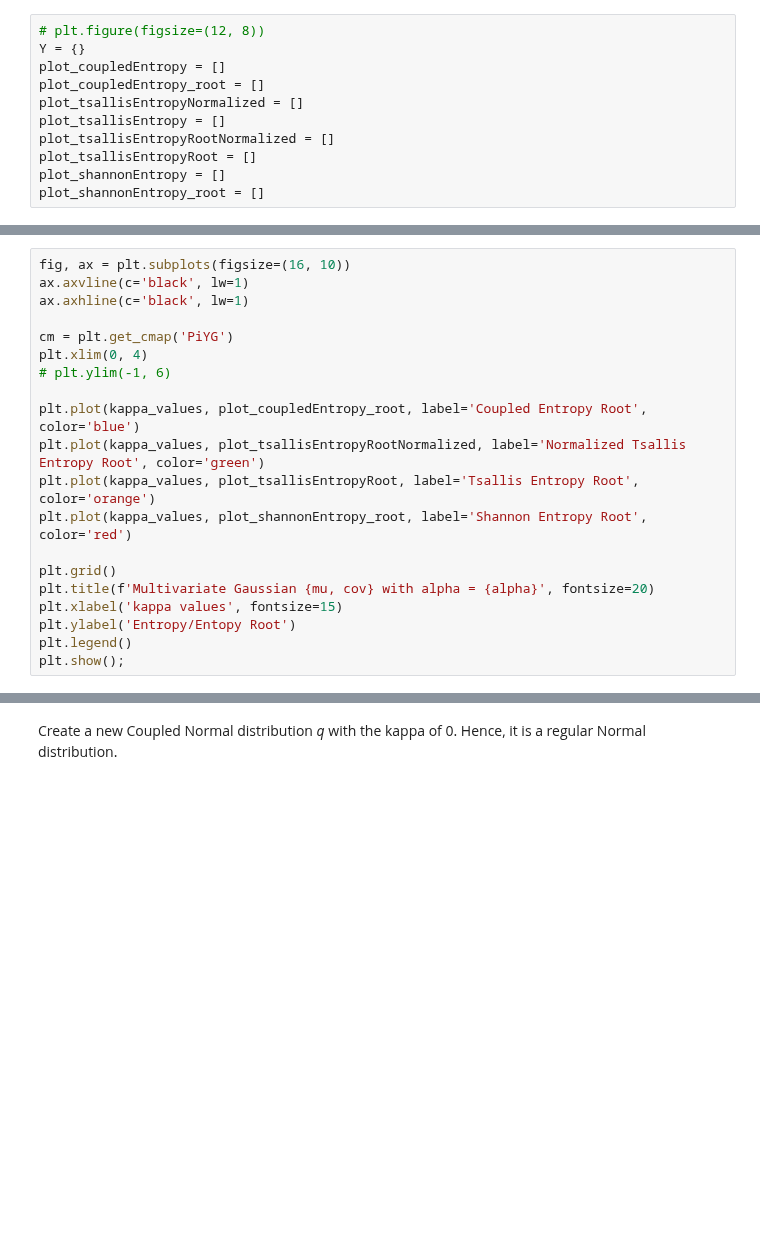
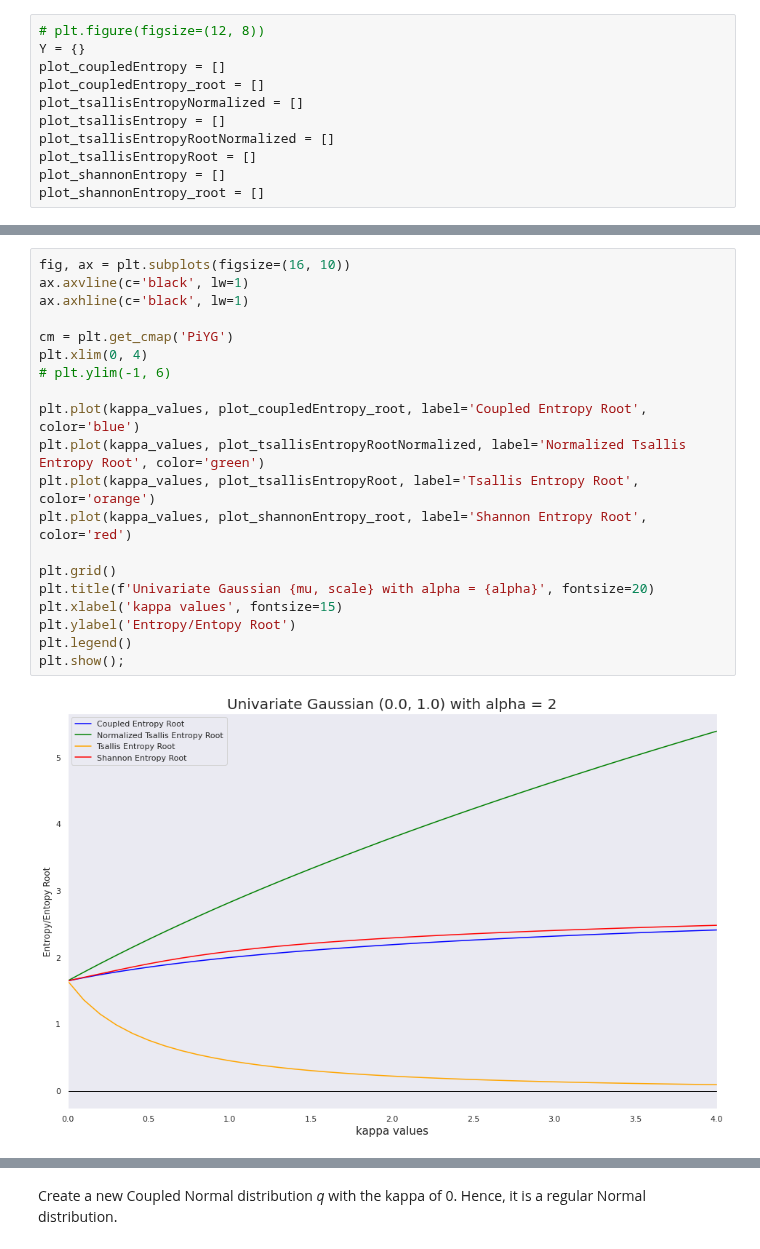
Before and after one commit to Photrek/Nonlinear-Statistical-Coupling, a Jupyter notebook: examples/guide_v0.ipynb, the cells around one changed output, grey strips where cells are left out. Saved outputs shown, nothing was run; the diff lists cells and outputs as text; blank space fills up the shorter version.

```diff
--- a/examples/guide_v0.ipynb
+++ b/examples/guide_v0.ipynb
@@ -558,20 +569,22 @@ plt.show();
 # %%
 fig, ax = plt.subplots(figsize=(16, 10))
 ax.axvline(c='black', lw=1)
 ax.axhline(c='black', lw=1)
 
 cm = plt.get_cmap('PiYG')
 plt.xlim(0, 4)
 # plt.ylim(-1, 6)
 
 plt.plot(kappa_values, plot_coupledEntropy_root, label='Coupled Entropy Root', color='blue')
 plt.plot(kappa_values, plot_tsallisEntropyRootNormalized, label='Normalized Tsallis Entropy Root', color='green')
 plt.plot(kappa_values, plot_tsallisEntropyRoot, label='Tsallis Entropy Root', color='orange')
 plt.plot(kappa_values, plot_shannonEntropy_root, label='Shannon Entropy Root', color='red')
 
 plt.grid()
-plt.title(f'Multivariate Gaussian {mu, cov} with alpha = {alpha}', fontsize=20)
+plt.title(f'Univariate Gaussian {mu, scale} with alpha = {alpha}', fontsize=20)
 plt.xlabel('kappa values', fontsize=15)
 plt.ylabel('Entropy/Entopy Root')
 plt.legend()
 plt.show();
+# %% [output]
+[figure, added]
```
Also changed, not shown: parts of 72 cells of this notebook, 2 other files.
